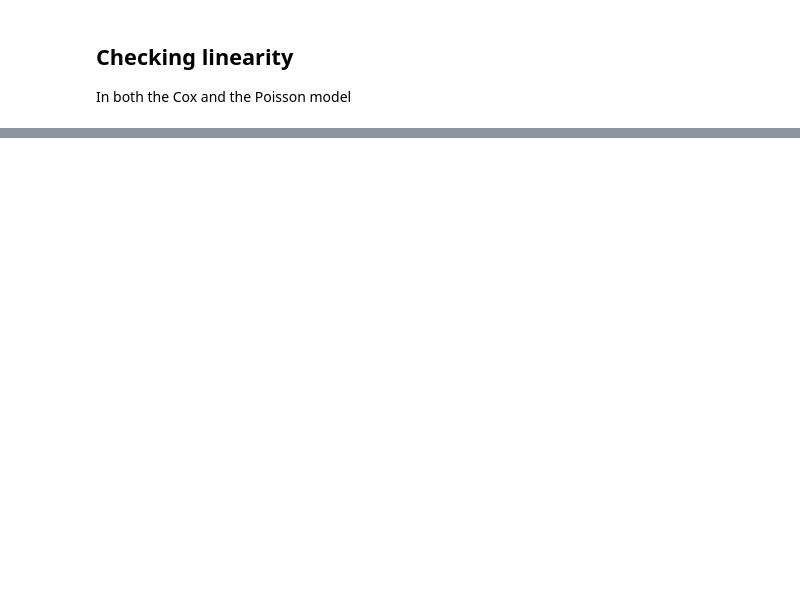
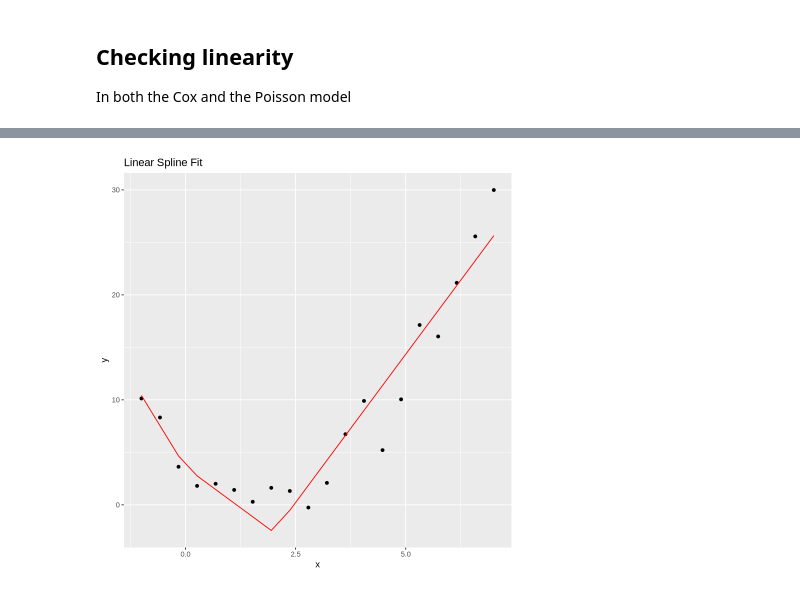
Before and after one commit to febse/econ2026, a Jupyter notebook: 09-Nonlinearities.ipynb, the cells around one changed output, grey strips where cells are left out. Saved outputs shown, nothing was run; the diff lists cells and outputs as text; code cells hidden in the pictures; blank space fills up the shorter version.

```diff
--- a/09-Nonlinearities.ipynb
+++ b/09-Nonlinearities.ipynb
@@ -76,7 +76,7 @@ dt |> ggplot(aes(x = x, y = y)) +
 # %%
 library(lspline)
 
-fit_lspline <- lm(y ~ lspline(x, c(0, 2)), data = dt)
+fit_lspline1 <- lm(y ~ lspline(x, c(0, 2), marginal = FALSE), data = dt)
 
-fit_lspline |> summary()
+fit_lspline1 |> summary()
 # %% [output]
@@ -83,0 +102,9 @@ ERROR: Error in library(lspline): there is no package called ‘lspline’
+# %%
+# Plot the fitted line from the linear spline model
+
+dt |> ggplot(aes(x = x, y = y)) +
+    geom_point() +
+    geom_line(aes(y = predict(fit_lspline1)), color = "red") +
+    labs(title = "Linear Spline Fit")
+# %% [output]
+[figure, added]
```
Also changed, not shown: parts of 7 cells of this notebook.
